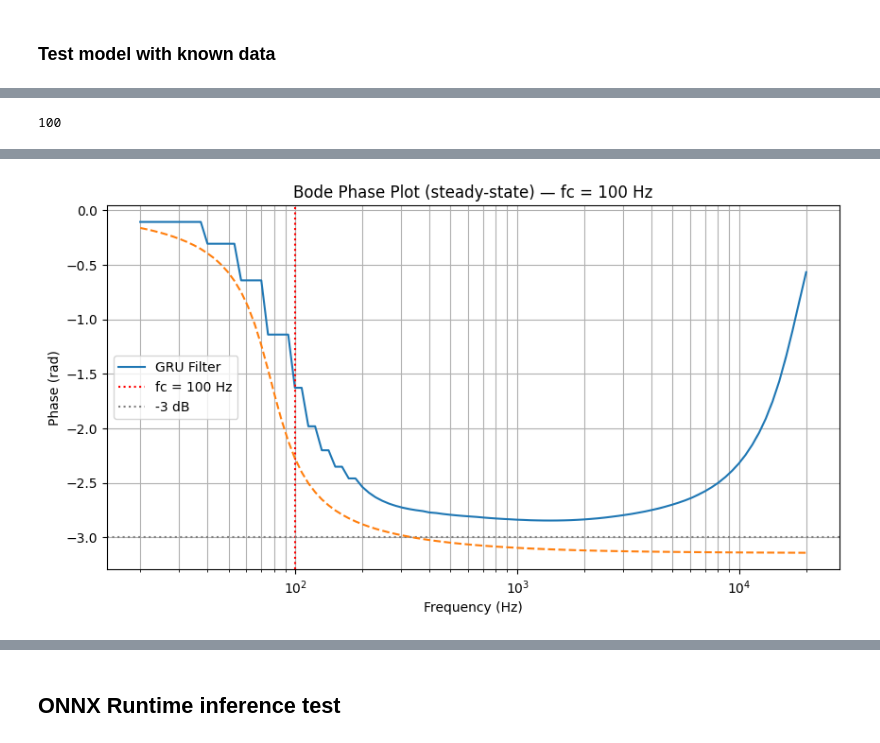
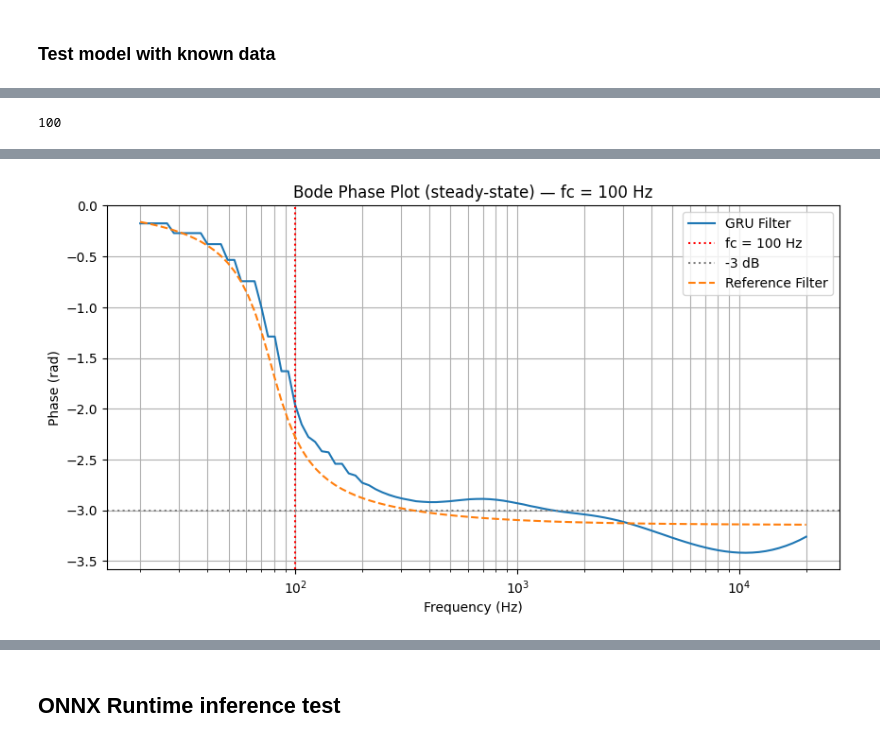
Before and after one commit to grybouilli/first-order-lowpass-GRU, a Jupyter notebook: model_eval.ipynb, the cells around one changed output, grey strips where cells are left out. Drawn from its saved outputs; the diff is of its cells as text; code cells hidden in the pictures.

```diff
--- a/model_eval.ipynb
+++ b/model_eval.ipynb
@@ -15,16 +16,3 @@ sample_rate = 48000
 checkpoint_folder = "checkpoints-8"
 dataset_folder = "dataset-1"
 dataset_size = 599
-# %%
-state = torch.load(
-    "holigrail_butter_lp_3/best.pt",
-    map_location=torch.device("cpu")
-)
-# Strip the _orig_mod. prefix added by torch.compile
-state_dict = {
-    k.replace("_orig_mod.", ""): v for k, v in state["model_state_dict"].items()
-}
-
-filter_rnn = LowpassRNN(hidden_size, num_layers)
-filter_rnn.load_state_dict(state_dict)
-filter_rnn.eval()
@@ -274,37 +63,81 @@ import importlib
 import analysis_tools as at
 
 importlib.reload(at)
+
+#### Adapt the following parameters to your model ####
 hidden_size = 128
 num_layers = 2
-buffer_size = 128
+buffer_size = 512
 sample_rate = 48000
-checkpoint_folder = "checkpoints-8"
-dataset_folder = "dataset-1"
-dataset_size = 599
 
-state = torch.load(
-    "multi_scale_spectrogram_loss/best.pt", map_location=torch.device("cpu")
-)
-# Strip the _orig_mod. prefix added by torch.compile
-state_dict = {
-    k.replace("_orig_mod.", ""): v for k, v in state["model_state_dict"].items()
-}
+filter_algo="cheby1"
+order = 2
+filter_type = "lowpass"
+ripple = 5
+######################################################
+
+state = torch.load("order2/lowpass_rnn.pt", map_location=torch.device("cpu"))
 
 filter_rnn = LowpassRNN(hidden_size, num_layers)
-filter_rnn.load_state_dict(state_dict)
+try:
+    filter_rnn.load_state_dict(state)
+except Exception:
+    # The model was compiled during training, so the ckpt keys are different
+    try:
+        state_dict = {
+            k.replace("_orig_mod.", ""): v
+            for k, v in state["model_state_dict"].items()
+        }
+        filter_rnn.load_state_dict(state_dict)
+    except Exception:
+        state_dict = {
+            k.replace("_orig_mod.", ""): v for k, v in state.items()
+        }
+        filter_rnn.load_state_dict(state_dict)
 filter_rnn.eval()
-order = 2
-for fc in [100, 256, 750, 1000, 5000]:
+
+
+for fc in [100, 250, 750, 1000, 5000]:
     print(fc)
-    # plot_bode_so(filter_rnn, fc, buffer_size, sample_rate, buffer_count=50)
     fig, axes = at.plot_bode_GRU(filter_rnn, fc, buffer_size, sample_rate, show=False,plot_type="gain")
-    at.plot_cheby_into(axes, fc, order, 5, sample_rate, plot_type="gain")
+
+    if filter_algo == "cheby1":
+        at.plot_cheby_into(axes, fc, order, ripple, sample_rate, plot_type="gain", filter_type=filter_type)
+    else:
+        at.plot_butter_worth_into(
+            axes,
+            fc,
+            order,
+            sample_rate,
+            plot_type="gain",
+            filter_type=filter_type,
+        )
+    axes.legend()
     fig.show()
 
     fig, axes = at.plot_bode_GRU(
         filter_rnn, fc, buffer_size, sample_rate, show=False, plot_type="phase"
     )
-    at.plot_cheby_into(axes, fc, order, 5, sample_rate, plot_type="phase")
+    if filter_algo == "cheby1":
+        at.plot_cheby_into(
+            axes,
+            fc,
+            order,
+            ripple,
+            sample_rate,
+            plot_type="phase",
+            filter_type=filter_type,
+        )
+    else:
+        at.plot_butter_worth_into(
+            axes,
+            fc,
+            order,
+            sample_rate,
+            plot_type="phase",
+            filter_type=filter_type,
+        )
+    axes.legend()
     fig.show()
 # %% [output]
 100
@@ -316 +149 @@ for fc in [100, 256, 750, 1000, 5000]:
-[figure, old version]
+[figure, new version]
```
Also changed, not shown: parts of 15 cells of this notebook, 1 other file.
